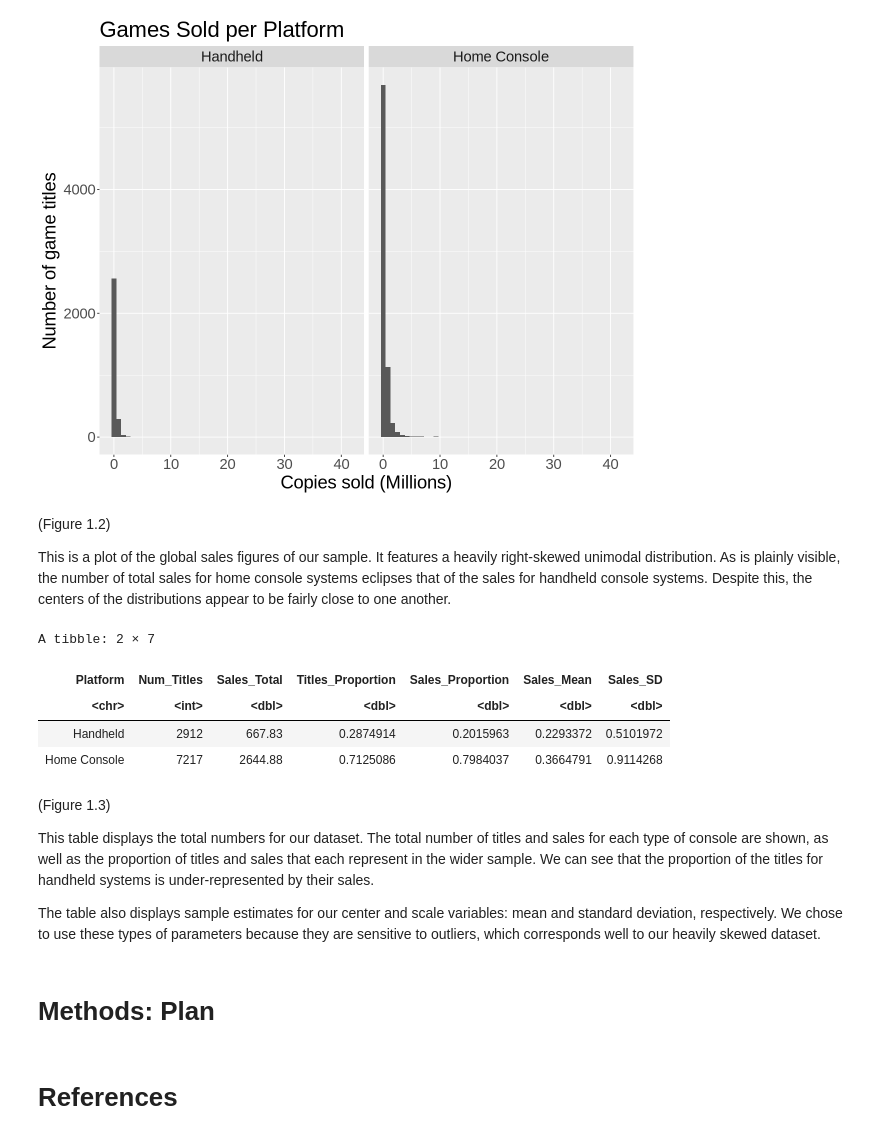
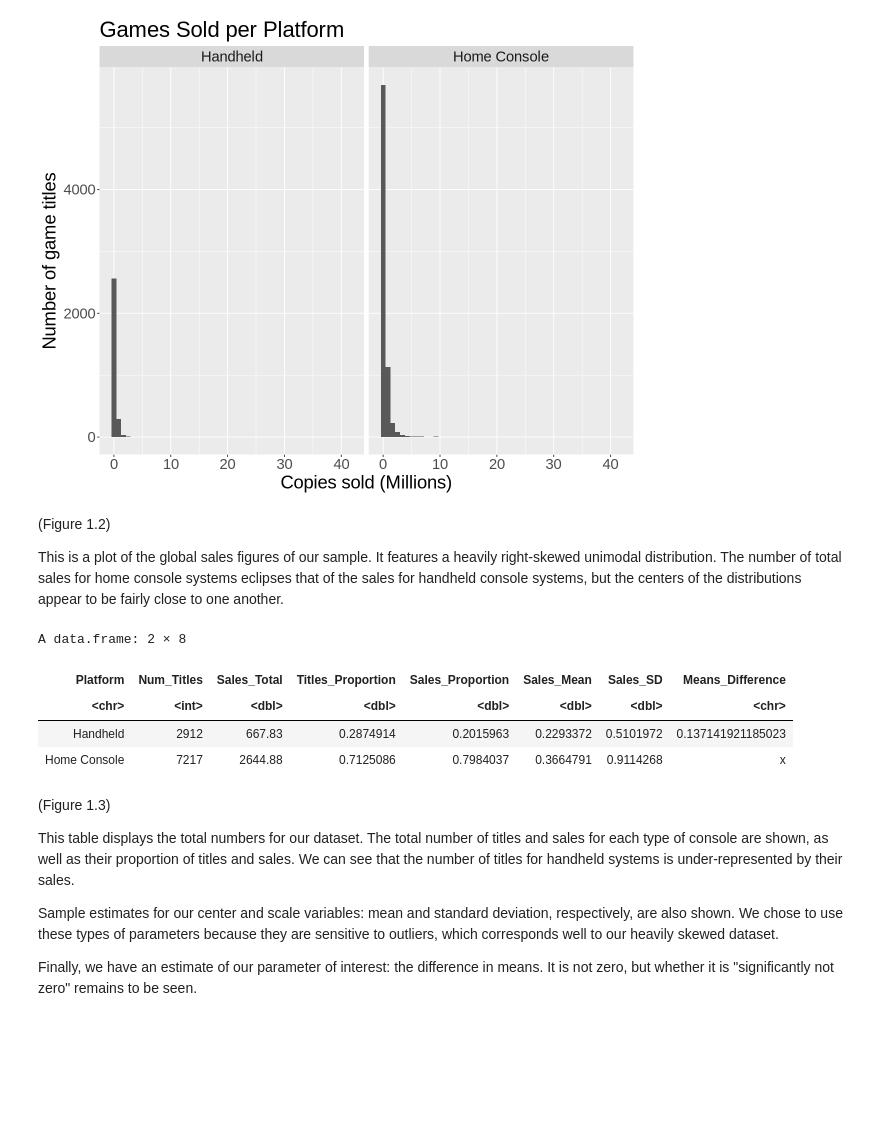
Before and after one commit to xonew/Stat-200-21-Project, a Jupyter notebook: proposal.ipynb, the cells around one changed output. Cells and saved outputs as stored; diff of their text form; code cells hidden in the pictures; blank space fills up the shorter version.

```diff
--- a/proposal.ipynb
+++ b/proposal.ipynb
@@ -67,35 +70,34 @@ gaming_data_dist_na
 # %% [markdown]
 (Figure 1.2)
 
-This is a plot of the global sales figures of our sample. It features a heavily right-skewed unimodal distribution. As is plainly visible, the number of total sales for home console systems eclipses that of the sales for handheld console systems. Despite this, the centers of the distributions appear to be fairly close to one another.
+This is a plot of the global sales figures of our sample. It features a heavily right-skewed unimodal distribution. The number of total sales for home console systems eclipses that of the sales for handheld console systems, but the centers of the distributions appear to be fairly close to one another.
 # %%
 # Total sales
 total_sales <-
     sum(gaming_data$NA_Sales)
 total_titles <- NROW(gaming_data)
 sum_stats <-
   gaming_data |>
   group_by(Platform) |>
   summarise(Num_Titles = n(),
             Sales_Total = sum(NA_Sales),
             Titles_Proportion = Num_Titles/total_titles,
             Sales_Proportion = Sales_Total/total_sales,
             Sales_Mean = mean(NA_Sales),
             Sales_SD = sd(NA_Sales))
-sum_stats
+Means_Difference <- c(sum_stats$Sales_Mean[2]-sum_stats$Sales_Mean[1], "x")
+cbind(sum_stats, Means_Difference)
 # %% [output]
-A tibble: 2 × 7
+A data.frame: 2 × 8
-| Platform | Num_Titles | Sales_Total | Titles_Proportion | Sales_Proportion | Sales_Mean | Sales_SD |
-| <chr> | <int> | <dbl> | <dbl> | <dbl> | <dbl> | <dbl> |
-| Handheld | 2912 | 667.83 | 0.2874914 | 0.2015963 | 0.2293372 | 0.5101972 |
-| Home Console | 7217 | 2644.88 | 0.7125086 | 0.7984037 | 0.3664791 | 0.9114268 |
+| Platform | Num_Titles | Sales_Total | Titles_Proportion | Sales_Proportion | Sales_Mean | Sales_SD | Means_Difference |
+| <chr> | <int> | <dbl> | <dbl> | <dbl> | <dbl> | <dbl> | <chr> |
+| Handheld | 2912 | 667.83 | 0.2874914 | 0.2015963 | 0.2293372 | 0.5101972 | 0.137141921185023 |
+| Home Console | 7217 | 2644.88 | 0.7125086 | 0.7984037 | 0.3664791 | 0.9114268 | x |
 # %% [markdown]
 (Figure 1.3)
 
-This table displays the total numbers for our dataset. The total number of titles and sales for each type of console are shown, as well as the proportion of titles and sales that each represent in the wider sample. We can see that the proportion of the titles for handheld systems is under-represented by their sales.
+This table displays the total numbers for our dataset. The total number of titles and sales for each type of console are shown, as well as their proportion of titles and sales. We can see that the number of titles for handheld systems is under-represented by their sales.
 
-The table also displays sample estimates for our center and scale variables: mean and standard deviation, respectively. We chose to use these types of parameters because they are sensitive to outliers, which corresponds well to our heavily skewed dataset.
+Sample estimates for our center and scale variables: mean and standard deviation, respectively, are also shown. We chose to use these types of parameters because they are sensitive to outliers, which corresponds well to our heavily skewed dataset.
+
+Finally, we have an estimate of our parameter of interest: the difference in means. It is not zero, but whether it is "significantly not zero" remains to be seen.
-# %% [markdown]
-# Methods: Plan
-# %% [markdown]
-# References
```
Also changed, not shown: parts of 8 cells of this notebook.
